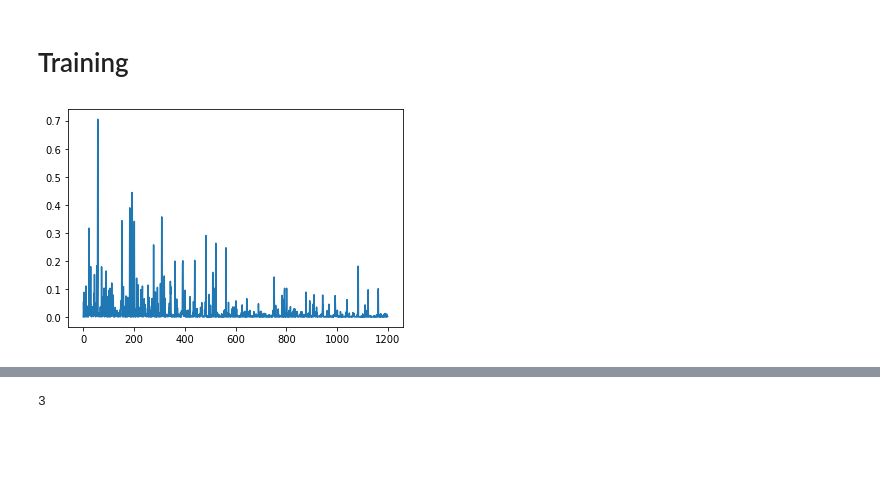
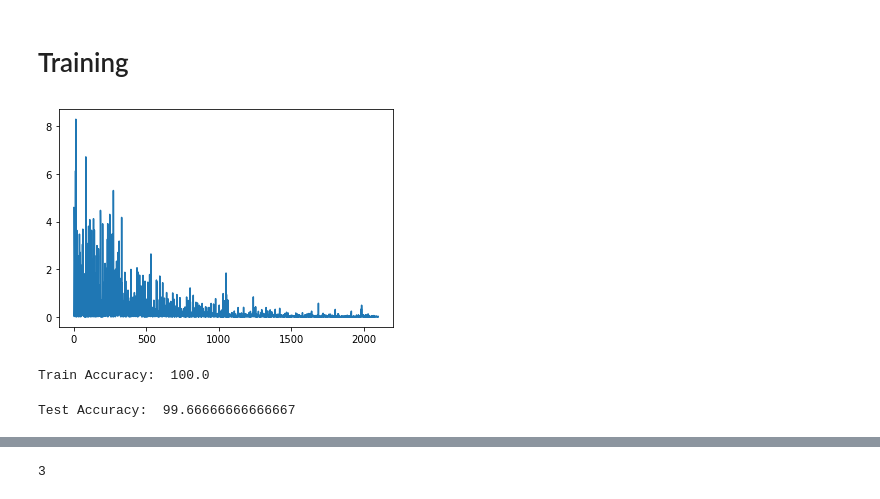
Before and after one commit to Devanshu24/crm, a Jupyter notebook: train.ipynb, the cells around one changed output, grey strips where cells are left out. Drawn from its saved outputs; the diff is of its cells as text; code cells hidden in the pictures; blank space fills up the shorter version.

```diff
--- a/train.ipynb
+++ b/train.ipynb
@@ -38,32 +48,58 @@ adj_list = load_object("data/adj_list.dill")
 # %% [markdown]
 # Training
 # %%
+num_neurons = len(adj_list)
 n = Network(num_neurons, adj_list)
 # %%
-n.set_neuron_activation(1282, lambda x : x, lambda x : 1)
+n.set_neuron_activation(977, lambda x : x, lambda x : 1)
 # %%
-n.set_neuron_activation(1283, lambda x : x, lambda x : 1)
+n.set_neuron_activation(978, lambda x : x, lambda x : 1)
 # %%
 n.weights = load_object("weights_train_test_split__seed_20.dill")
+# %%
+n.weights = load_object("data/sample5/weights_99_33.dill")
 # %%
 X_train, X_test, y_train, y_test = train_test_split(inputs, outputs, test_size=1/7, random_state=20, shuffle=True)
 # %%
 optimizer = torch.optim.Adam(n.parameters(), lr=0.001)
 losses = []
-num_epochs = 2
+num_epochs = 3
 for e in trange(num_epochs):
+    c = list(zip(X_train, y_train))
+    random.shuffle(c)
+    X_train, y_train = zip(*c)
     for i in trange(len(X_train)):
         f_mapper = X_train[i]
         out = n.forward(f_mapper).reshape(1, -1)
         loss = F.cross_entropy(out, y_train[i].reshape(1))
         losses.append(loss.item())
         loss.backward()
         optimizer.step()
         optimizer.zero_grad()
         n.reset()
 # print(n.weights)
 plt.plot(losses)
 plt.show()
 # %% [output]
-[figure, old version]
+[figure, new version]
+# %%
+train_correct = 0
+for i in trange(len(X_train)):
+    f_mapper = X_train[i]
+    out = n.forward(f_mapper).reshape(1, -1)
+    train_correct += 1 if torch.argmax(out)==y_train[i] else 0
+    n.reset()
+print("Train Accuracy: ", train_correct/len(X_train)*100)
+# %% [output]
+Train Accuracy:  100.0
+# %%
+test_correct = 0
+for i in trange(len(X_test)):
+    f_mapper = X_test[i]
+    out = n.forward(f_mapper).reshape(1, -1)
+    test_correct += 1 if torch.argmax(out)==y_test[i] else 0
+    n.reset()
+print("Test Accuracy: ", test_correct/len(X_test)*100)
+# %% [output]
+Test Accuracy:  99.66666666666667
 # %%
```
Also changed, not shown: parts of 42 cells of this notebook, 32 other files.
